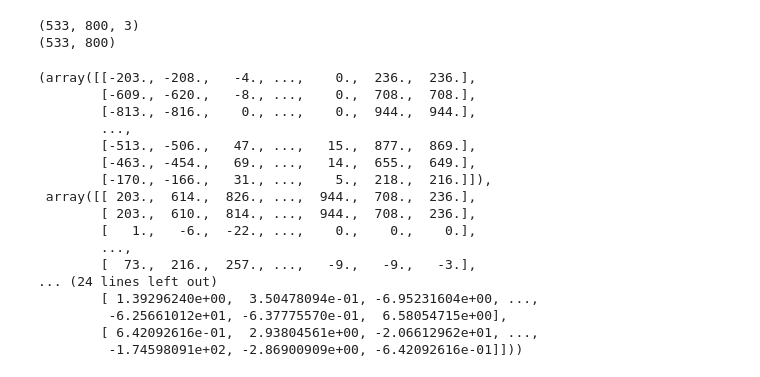
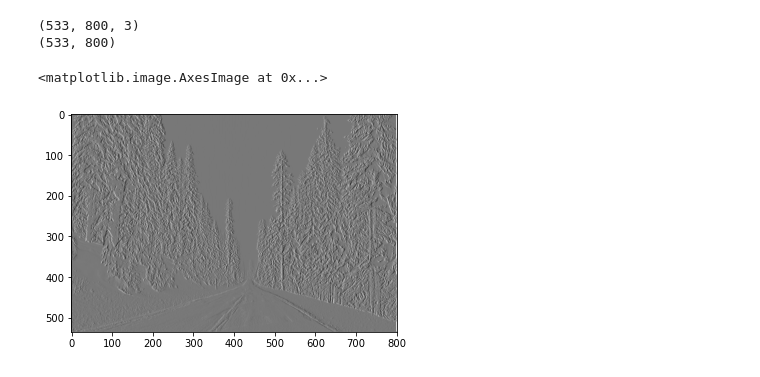
Before and after one commit to ligia26/cv_lab2, a Jupyter notebook: code/Image_enhancement/Untitled.ipynb, the cells around one changed output. Drawn from its saved outputs; the diff is of its cells as text; code cells hidden in the pictures.

Commit message:
display gradients

```diff
--- a/code/Image_enhancement/Untitled.ipynb
+++ b/code/Image_enhancement/Untitled.ipynb
@@ -20,23 +21,10 @@ print(img.shape)
 # %% [output]
 (533, 800, 3)
 (533, 800)
-# %%
-compute_gradient(img)
-# %% [output]
-(array([[-203., -208.,   -4., ...,    0.,  236.,  236.],
-        [-609., -620.,   -8., ...,    0.,  708.,  708.],
-        [-813., -816.,    0., ...,    0.,  944.,  944.],
-        ...,
-        [-513., -506.,   47., ...,   15.,  877.,  869.],
-        [-463., -454.,   69., ...,   14.,  655.,  649.],
-        [-170., -166.,   31., ...,    5.,  218.,  216.]]),
- array([[ 203.,  614.,  826., ...,  944.,  708.,  236.],
-        [ 203.,  610.,  814., ...,  944.,  708.,  236.],
-        [   1.,   -6.,  -22., ...,    0.,    0.,    0.],
-        ...,
-        [  73.,  216.,  257., ...,   -9.,   -9.,   -3.],
-... (24 lines left out)
-        [ 1.39296240e+00,  3.50478094e-01, -6.95231604e+00, ...,
-         -6.25661012e+01, -6.37775570e-01,  6.58054715e+00],
-        [ 6.42092616e-01,  2.93804561e+00, -2.06612962e+01, ...,
-         -1.74598091e+02, -2.86900909e+00, -6.42092616e-01]]))
+# %%
+Gx, Gy, im_magnitude, im_direction = compute_gradient(img)
+# %%
+plt.imshow(Gx, cmap='gray')
+# %% [output]
+<matplotlib.image.AxesImage at 0x...>
+[figure, added]
```
Also changed, not shown: parts of 2 cells of this notebook.
